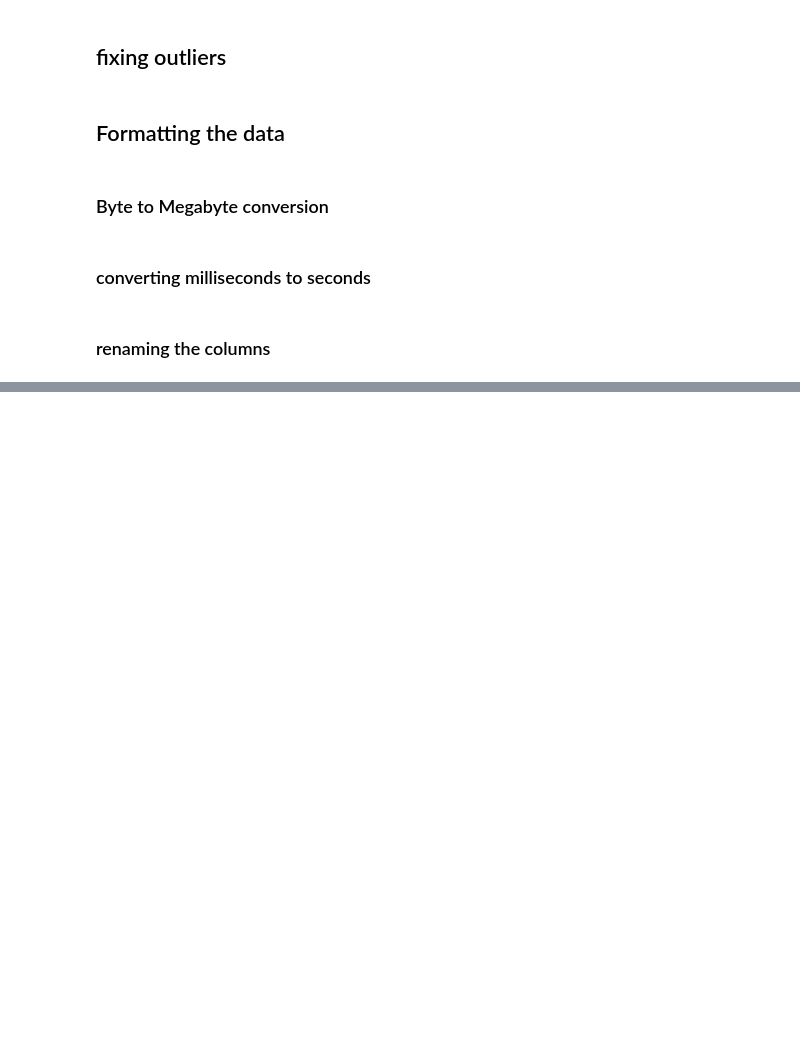
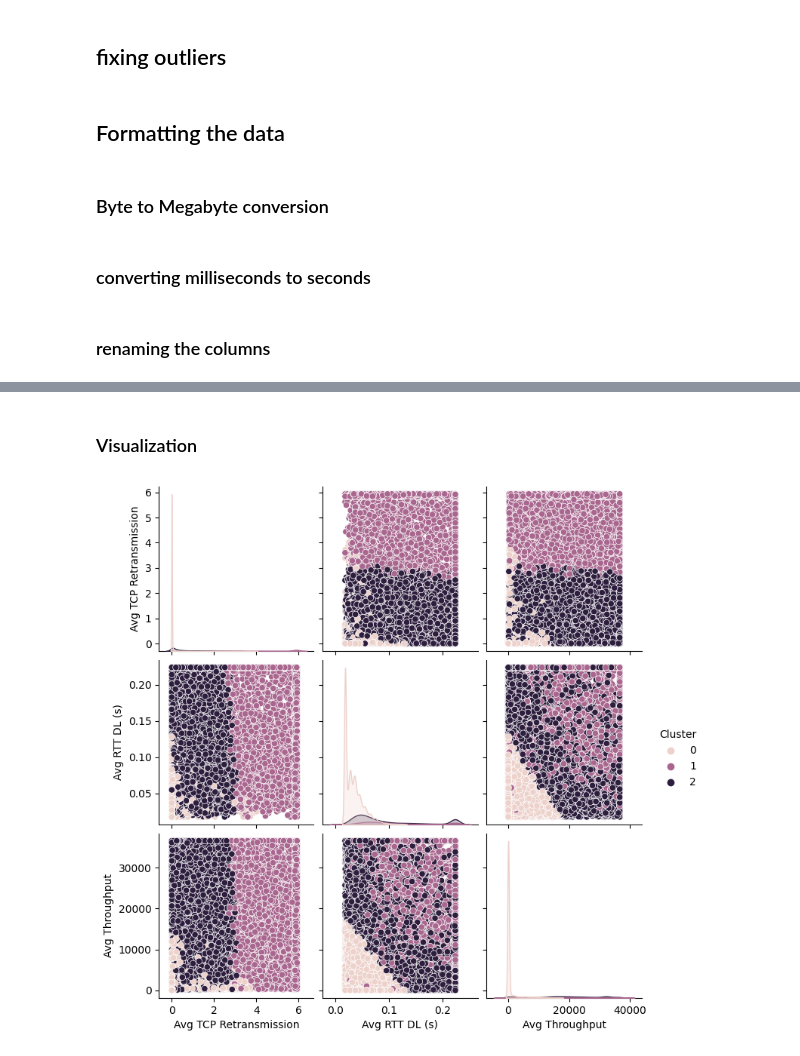
Before and after one commit to Alpha-Mintamir/Telecom-Business-Analyzer, a Jupyter notebook: notebooks/user experience analysis.ipynb, the cells around one changed output, grey strips where cells are left out. Saved outputs shown, nothing was run; the diff lists cells and outputs as text; code cells hidden in the pictures; blank space fills up the shorter version.

```diff
--- a/notebooks/user experience analysis.ipynb
+++ b/notebooks/user experience analysis.ipynb
@@ -173,0 +355,10 @@ df_user_experience.head()
+# %%
+# Step 1: Prepare the data for clustering
+clustering_data = df_filtered[['Avg TCP Retransmission', 'Avg RTT DL (s)', 'Avg Throughput']].copy()
+
+# Standardizing the data
+scaler = StandardScaler()
+clustering_data_scaled = scaler.fit_transform(clustering_data)
+#Applying K-Means Clustering
+kmeans = KMeans(n_clusters=3, random_state=42)
+df_filtered['Cluster'] = kmeans.fit_predict(clustering_data_scaled)
@@ -173,0 +380,7 @@ df_user_experience.head()
+# %% [markdown]
+### Visualization
+# %%
+sns.pairplot(df_filtered[['Avg TCP Retransmission', 'Avg RTT DL (s)', 'Avg Throughput', 'Cluster']], hue='Cluster')
+plt.show()
+# %% [output]
+[figure, added]
```
Also changed, not shown: parts of 28 cells of this notebook.
